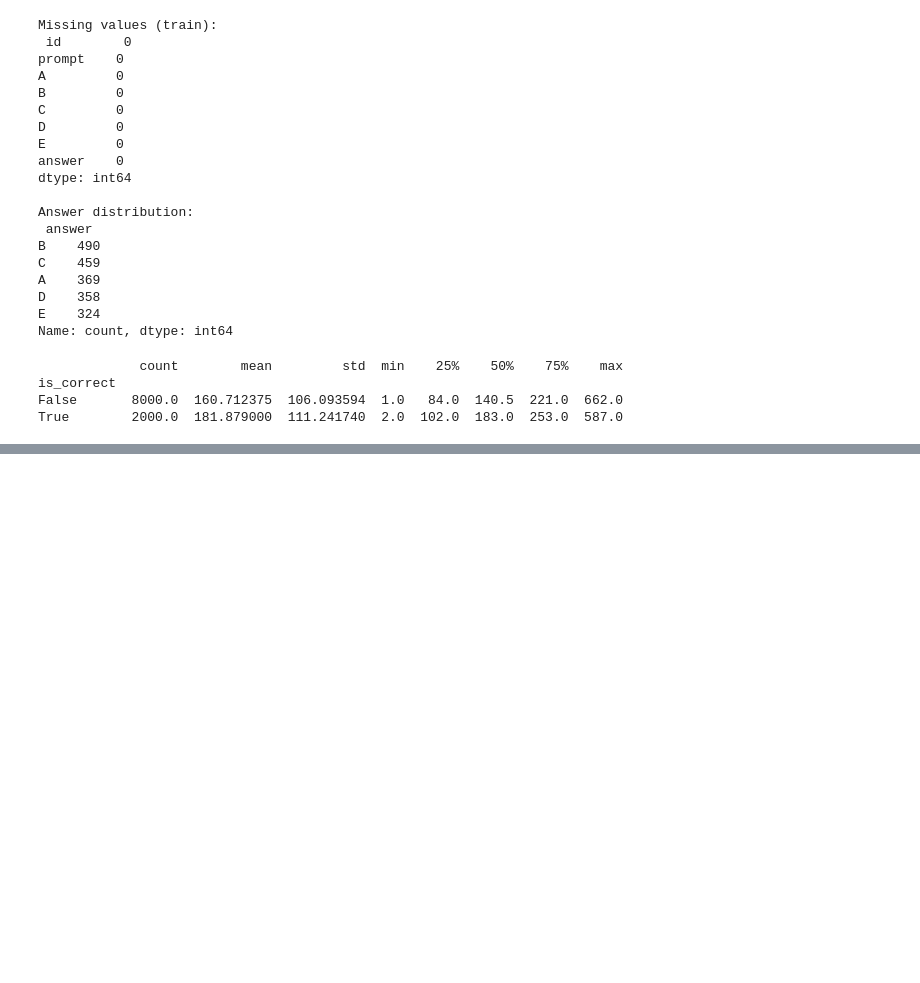
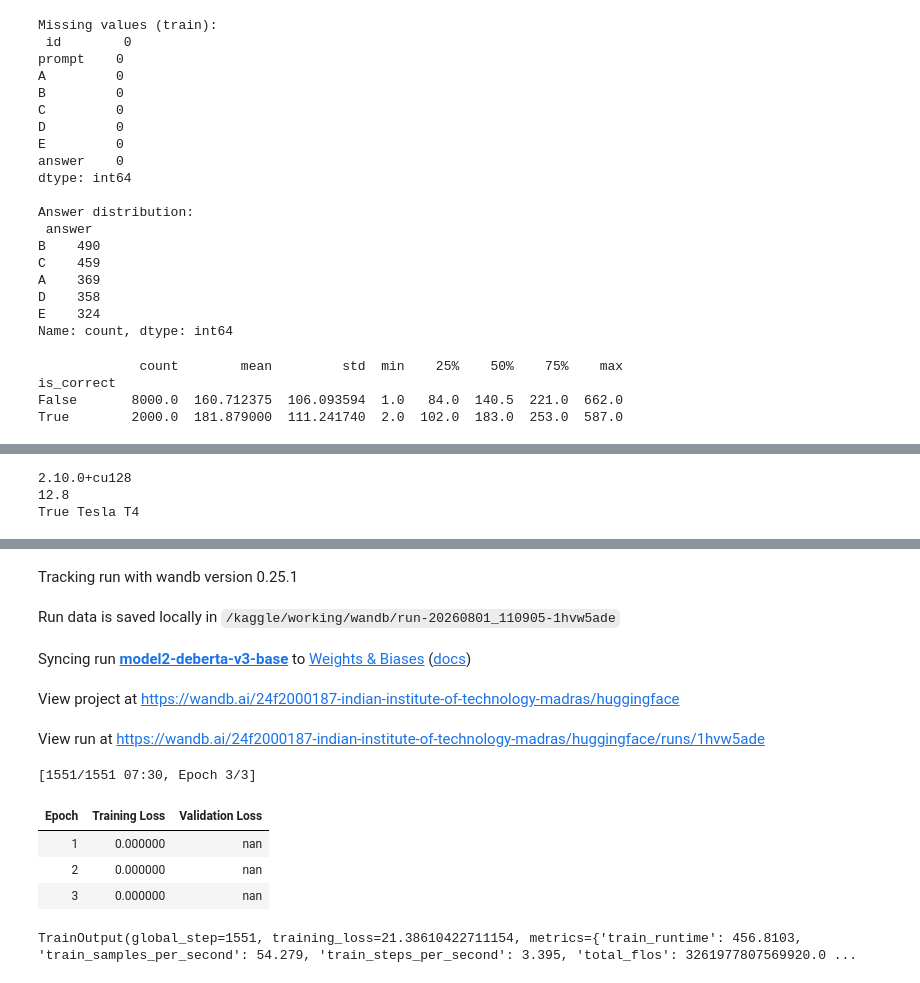
Before and after one commit to 24F2000187/DL-24f2000187-notebook-t22026, a Jupyter notebook: kaggle_notebook.ipynb, the cells around one changed output, grey strips where cells are left out. Cells and saved outputs as stored; diff of their text form; code cells hidden in the pictures; blank space fills up the shorter version.

Commit message:
Kaggle Notebook | DL-24f2000187-notebook-t22026

```diff
--- a/kaggle_notebook.ipynb
+++ b/kaggle_notebook.ipynb
@@ -377,0 +453,9 @@ model_m2 = AutoModelForSequenceClassification.from_pretrained(MODEL_NAME, num_la
+# %%
+import torch
+print(torch.__version__)
+print(torch.version.cuda)
+print(torch.cuda.is_available(), torch.cuda.get_device_name(0) if torch.cuda.is_available() else "no gpu")
+# %% [output]
+2.10.0+cu128
+12.8
+True Tesla T4
@@ -388,7 +475,7 @@ training_args = TrainingArguments(
     logging_steps=50,
     report_to='wandb',
     run_name='model2-deberta-v3-base',
-    fp16=torch.cuda.is_available(),
+    fp16=False,
 )
 
 trainer = Trainer(
@@ -399,3 +486,4 @@ trainer = Trainer(
 )
 
 trainer.train()
+# %% [output]
@@ -402,3 +491,14 @@ trainer.train()
+Tracking run with wandb version 0.25.1
+Run data is saved locally in /kaggle/working/wandb/run-20260801_110905-1hvw5ade
+Syncing run model2-deberta-v3-base to Weights & Biases (docs)
+View project at https://wandb.ai/24f2000187-indian-institute-of-technology-madras/huggingface
+View run at https://wandb.ai/24f2000187-indian-institute-of-technology-madras/huggingface/runs/1hvw5ade
+[1551/1551 07:30, Epoch 3/3]
+| Epoch | Training Loss | Validation Loss |
+| 1 | 0.000000 | nan |
+| 2 | 0.000000 | nan |
+| 3 | 0.000000 | nan |
+TrainOutput(global_step=1551, training_loss=21.38610422711154, metrics={'train_runtime': 456.8103, 'train_samples_per_second': 54.279, 'train_steps_per_second': 3.395, 'total_flos': 3261977807569920.0 ...
 # %%
 run2 = wandb.init(project='mcq-solver-challenge', name='model2-deberta-eval', reinit=True)
 
```
Also changed, not shown: parts of 14 cells of this notebook.
